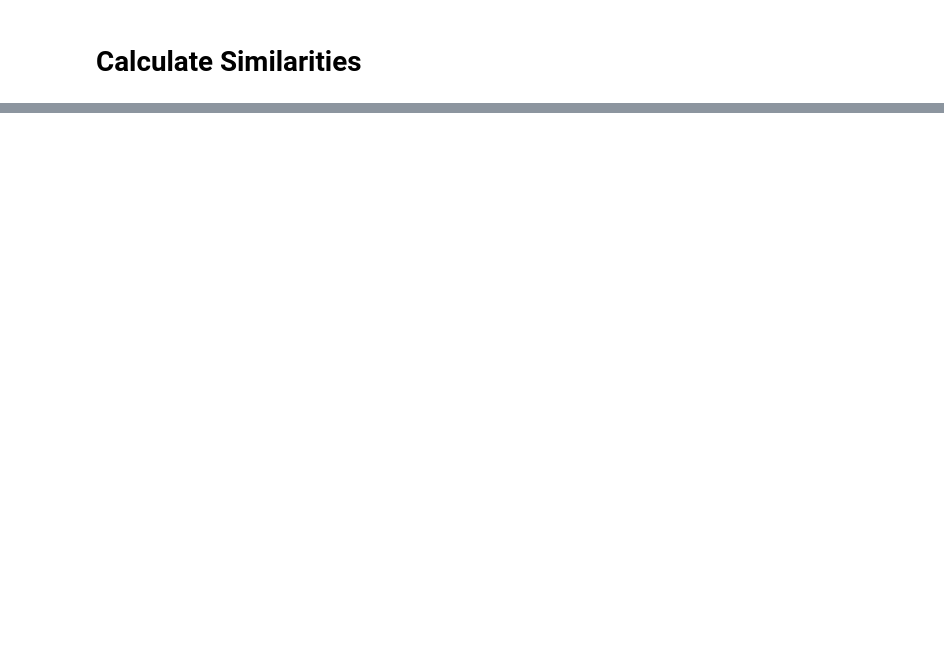
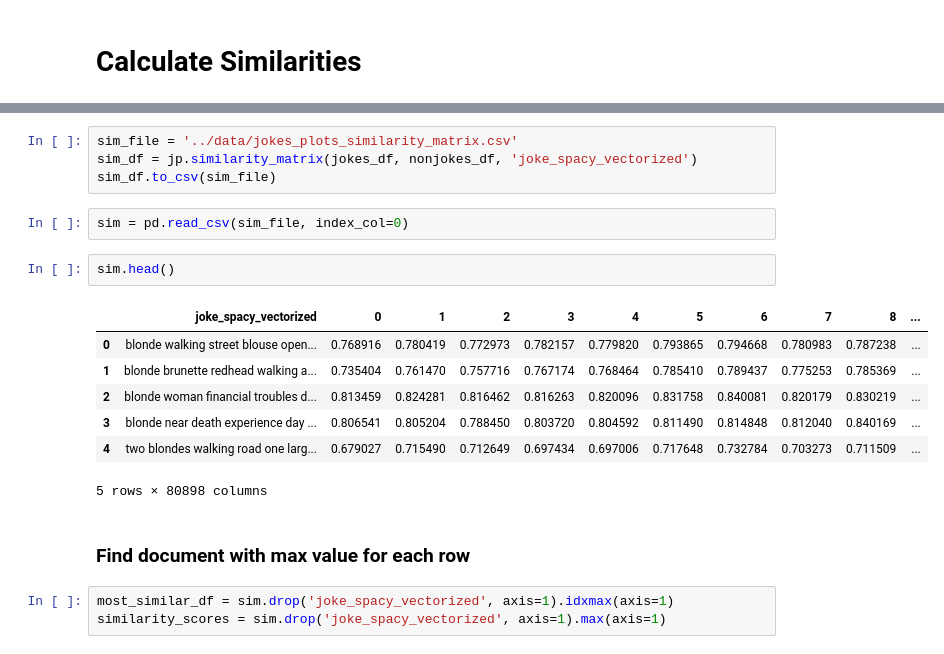
Before and after one commit to miriamin/joke-detection, a Jupyter notebook: source/create-negative-jokes-dataset.ipynb, the cells around one changed output, grey strips where cells are left out. Saved outputs shown, nothing was run; the diff lists cells and outputs as text; blank space fills up the shorter version.

```diff
--- a/source/create-negative-jokes-dataset.ipynb
+++ b/source/create-negative-jokes-dataset.ipynb
@@ -125,0 +210,21 @@ joke1
+# %%
+sim_file = '../data/jokes_plots_similarity_matrix.csv'
+sim_df = jp.similarity_matrix(jokes_df, nonjokes_df, 'joke_spacy_vectorized')
+sim_df.to_csv(sim_file)
+# %%
+sim = pd.read_csv(sim_file, index_col=0)
+# %%
+sim.head()
+# %% [output]
+|  | joke_spacy_vectorized | 0 | 1 | 2 | 3 | 4 | 5 | 6 | 7 | 8 | ... |
+| 0 | blonde walking street blouse open... | 0.768916 | 0.780419 | 0.772973 | 0.782157 | 0.779820 | 0.793865 | 0.794668 | 0.780983 | 0.787238 | ... |
+| 1 | blonde brunette redhead walking a... | 0.735404 | 0.761470 | 0.757716 | 0.767174 | 0.768464 | 0.785410 | 0.789437 | 0.775253 | 0.785369 | ... |
+| 2 | blonde woman financial troubles d... | 0.813459 | 0.824281 | 0.816462 | 0.816263 | 0.820096 | 0.831758 | 0.840081 | 0.820179 | 0.830219 | ... |
+| 3 | blonde near death experience day ... | 0.806541 | 0.805204 | 0.788450 | 0.803720 | 0.804592 | 0.811490 | 0.814848 | 0.812040 | 0.840169 | ... |
+| 4 | two blondes walking road one larg... | 0.679027 | 0.715490 | 0.712649 | 0.697434 | 0.697006 | 0.717648 | 0.732784 | 0.703273 | 0.711509 | ... |
+5 rows × 80898 columns
+# %% [markdown]
+### Find document with max value for each row
+# %%
+most_similar_df = sim.drop('joke_spacy_vectorized', axis=1).idxmax(axis=1)
+similarity_scores = sim.drop('joke_spacy_vectorized', axis=1).max(axis=1)
```
Also changed, not shown: parts of 37 cells of this notebook, 14 other files.
